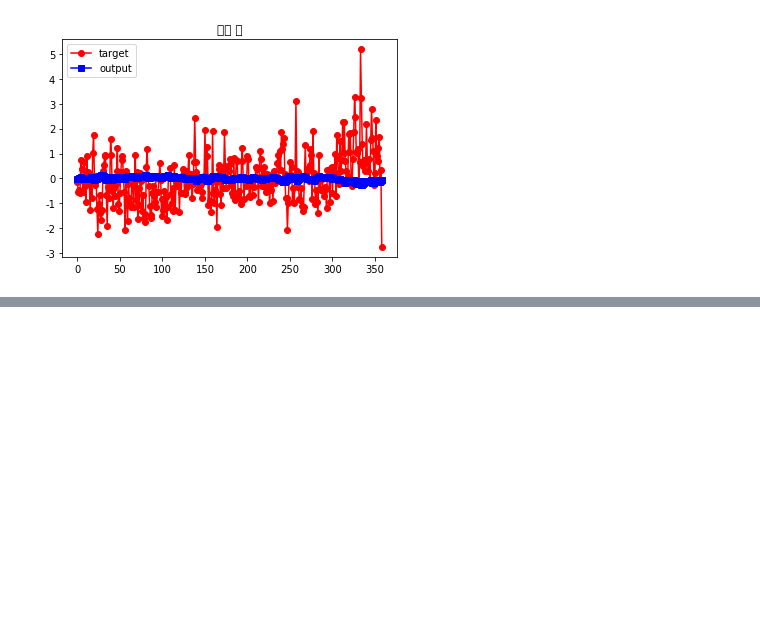
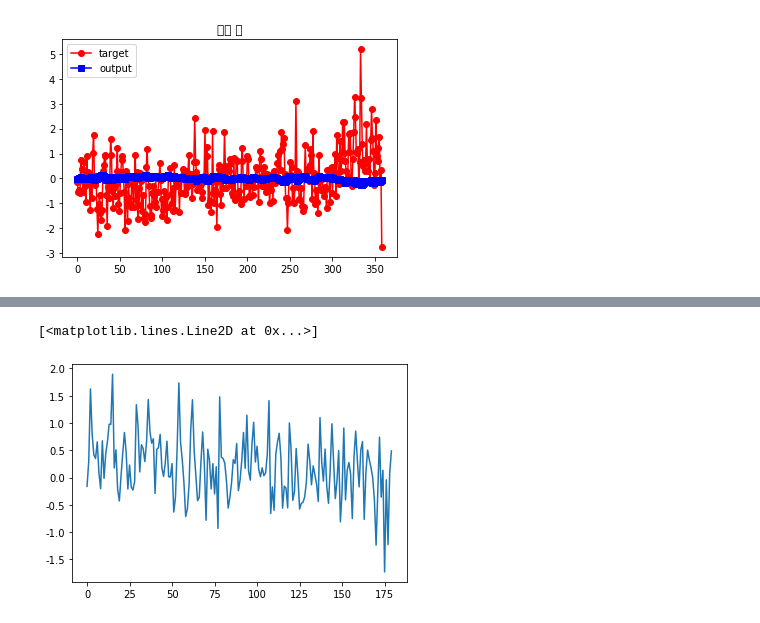
Before and after one commit to devsosin/big_contest, a Jupyter notebook: LSTM.ipynb, the cells around one changed output, grey strips where cells are left out. Saved outputs shown, nothing was run; the diff lists cells and outputs as text; code cells hidden in the pictures; blank space fills up the shorter version.

Commit message:
20200811 LSTM Forecast 매출액, LinearRegression

```diff
--- a/LSTM.ipynb
+++ b/LSTM.ipynb
@@ -112,0 +155,22 @@ plt.show()
+# %%
+y_values = model_LSTM.predict(X_train)[-7:]
+new_value = model_LSTM.predict(y_values.reshape(-1,ts,1))
+# %%
+new_datas = []
+for i in range(180):
+    if i == 0:
+        new_values = np.vstack((y_values,new_value))[-7:]
+    else:
+        new_values = np.vstack((new_values,new_value))[-7:]
+    new_value = model_LSTM.predict(new_values.reshape(-1,ts,1))
+    new_datas.append(new_value)
+# %%
+import itertools
+final = list(itertools.chain(*new_datas))
+# %%
+final = list(itertools.chain(*final))
+# %%
+plt.plot(final)
+# %% [output]
+[<matplotlib.lines.Line2D at 0x...>]
+[figure, added]
```
Also changed, not shown: parts of 12 cells of this notebook, 2 other files.
